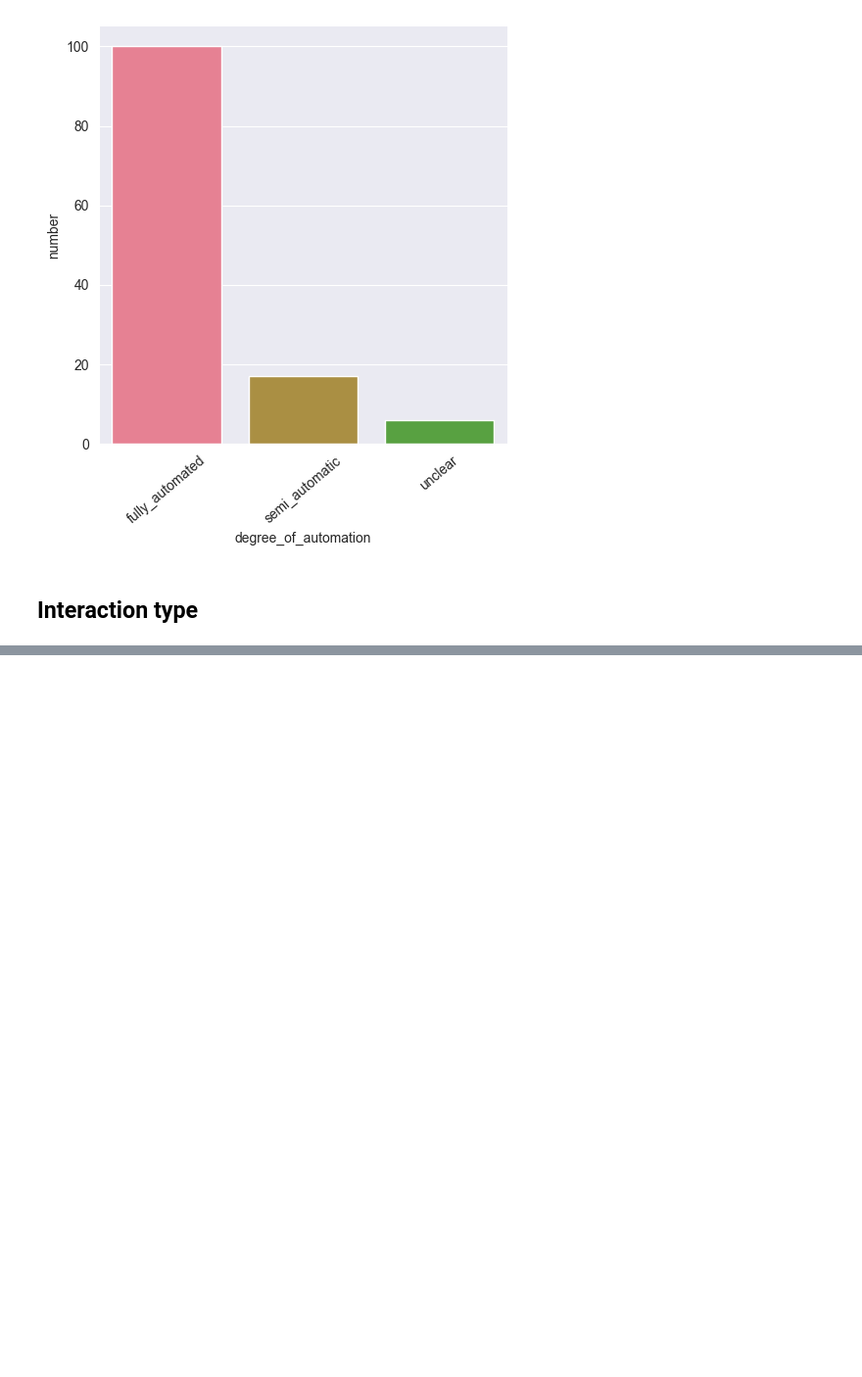
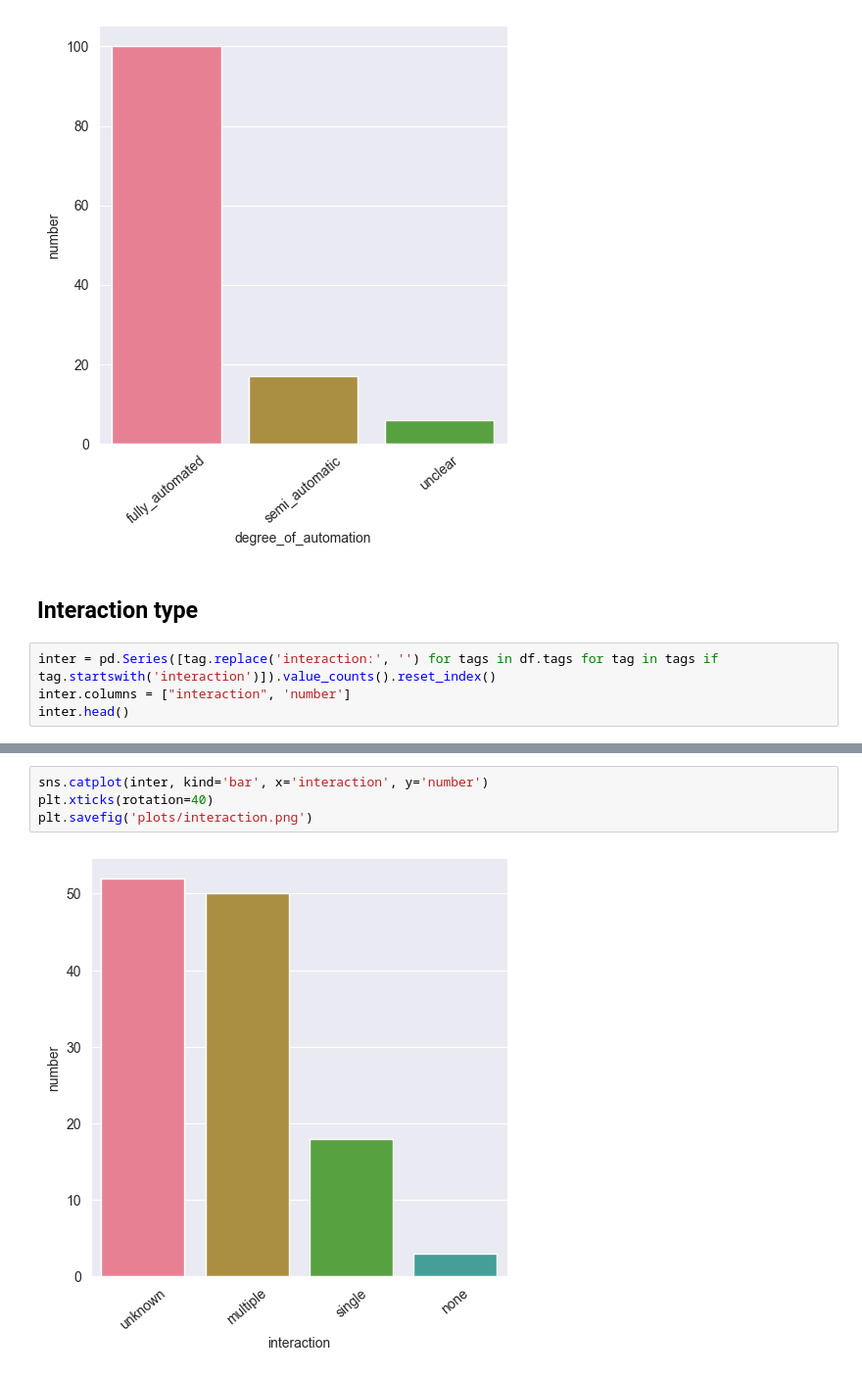
Before and after one commit to m-messer/Automated-Assessment-SLR-Data-Processing, a Jupyter notebook: analysis.ipynb, the cells around one changed output, grey strips where cells are left out. Shown at 98% size. Cells and saved outputs as stored; diff of their text form; blank space fills up the shorter version.

Commit message:
PHD-128 Completed first pass of interaction plot

```diff
--- a/analysis.ipynb
+++ b/analysis.ipynb
@@ -94,3 +94,7 @@ plt.savefig('plots/auto_degree.png')
 [figure]
 # %% [markdown]
 ## Interaction type
+# %%
+inter = pd.Series([tag.replace('interaction:', '') for tags in df.tags for tag in tags if tag.startswith('interaction')]).value_counts().reset_index()
+inter.columns = ["interaction", 'number']
+inter.head()
@@ -96,0 +127,6 @@ plt.savefig('plots/auto_degree.png')
+# %%
+sns.catplot(inter, kind='bar', x='interaction', y='number')
+plt.xticks(rotation=40)
+plt.savefig('plots/interaction.png')
+# %% [output]
+[figure, added]
```
Also changed, not shown: parts of 3 cells of this notebook, 4 other files.
